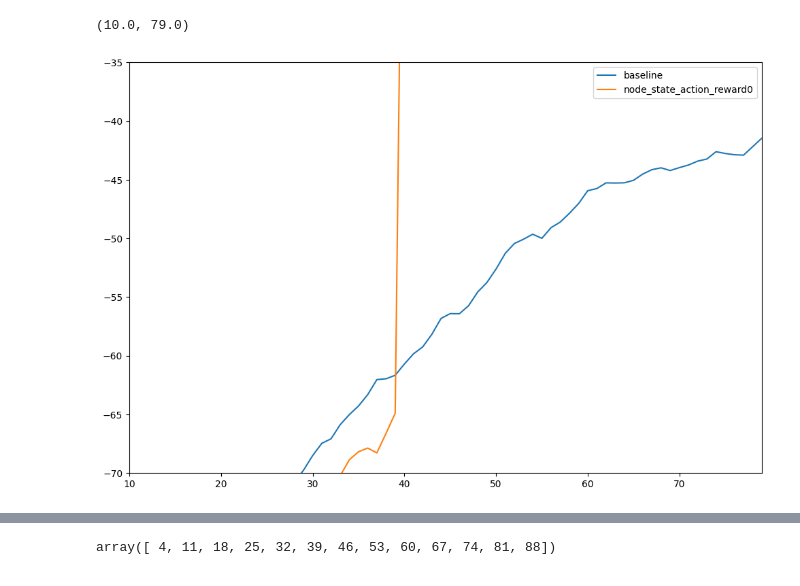
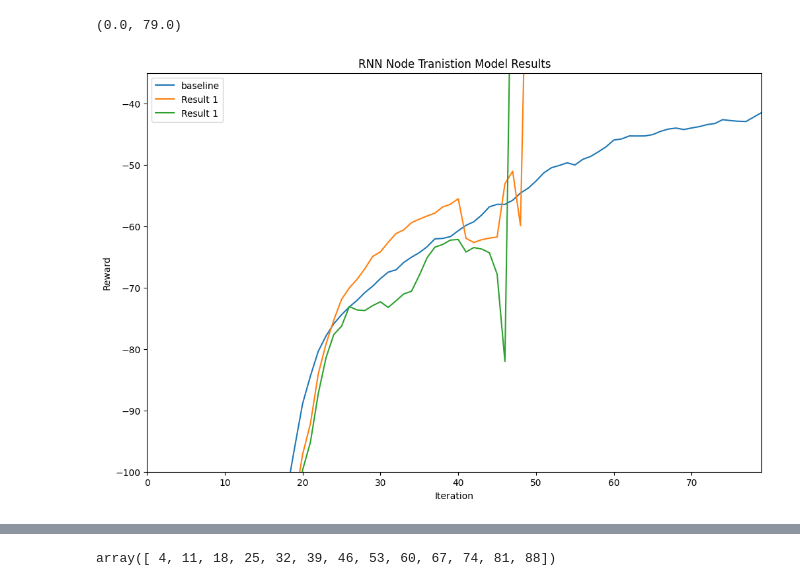
Before and after one commit to cage-challenge/cage-challenge-2, a Jupyter notebook: CybORG/CybORG/MBPPO/plots.ipynb, the cells around one changed output, grey strips where cells are left out. Saved outputs shown, nothing was run; the diff lists cells and outputs as text; code cells hidden in the pictures.

```diff
--- a/CybORG/CybORG/MBPPO/plots.ipynb
+++ b/CybORG/CybORG/MBPPO/plots.ipynb
@@ -9,27 +9,34 @@ from sklearn.manifold import TSNE
 # %%
 fig = plt.figure(figsize=(12, 8), dpi=100)
 plt.plot(np.load('ppo_bline_baseline.npy'), label="baseline")
 #plt.plot(np.load('node_priv_unk_lstm0.npy'), label="loss fix0")
 #plt.plot(np.load('node_priv_unk_lstm1.npy'), label="loss fix1")
 #plt.plot(np.load('node_priv_unk_lstm2.npy'), label="loss fix2")
 #plt.plot(np.load('node_priv_unk_lstm3.npy'), label="loss fix3")
 
-plt.plot(np.load('node_validation_feedforward0.npy'), label="node_state_action_reward0")
-#plt.plot(np.load('node_validation1.npy'), label="node_state_action_reward1")
-#plt.plot(np.load('node_validation2.npy'), label="node_state_action_reward2")
-#plt.plot(np.load('node_validation3.npy'), label="node_state_action_reward3")
+#plt.plot(np.load('node_feedforward_seq_reward0.npy'), label="node_state_action_reward0")
+#plt.plot(np.load('node_feedforward_seq_reward1.npy'), label="node_state_action_reward0")
+
+plt.plot(np.load('pred_fix0.npy'), label="Result 1")
+plt.plot(np.load('pred_fix1.npy'), label="Result 1")
+#plt.plot(np.load('node_id_branch2.npy'), label="Result 2")
+#plt.plot(np.load('node_id_branch3.npy'), label="Result 3")
+#plt.plot(np.load('node_id_branch4.npy'), label="Result 4")
+#plt.plot(np.load('node_validation1.npy'), label="Result 5")
 
 #plt.plot(np.load('node_state_action_reward3.npy'), label="node_state_action_reward3")
 #plt.plot(np.load('node_priv_unk_lstm5.npy'), label="loss fix5")
 #plt.plot(np.load('node_priv_unk_lstm6.npy'), label="loss fix6")
 
 plt.legend()
-
-plt.ylim(-70, -35)
-plt.xlim(10, 79)
+plt.title('RNN Node Tranistion Model Results')
+plt.xlabel('Iteration')
+plt.ylabel('Reward')
+plt.ylim(-100, -35)
+plt.xlim(0, 79)
 # %% [output]
-(10.0, 79.0)
+(0.0, 79.0)
-[figure, old version]
+[figure, new version]
 # %%
 mean_ = []
 mean_.append(np.load('node_with_priv0.npy'))
```
Also changed, not shown: parts of 22 cells of this notebook, 16 other files.
